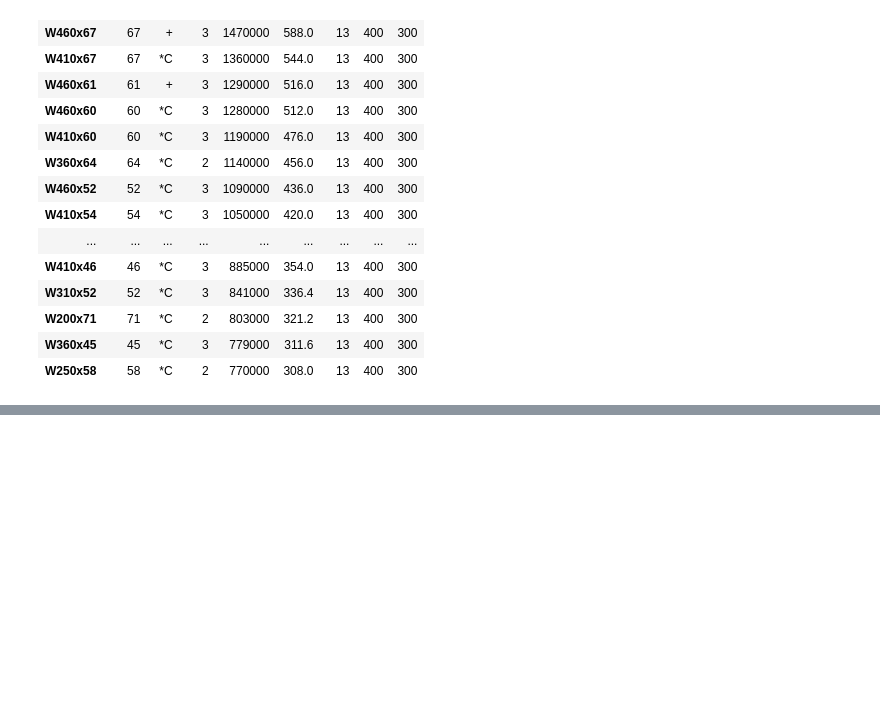
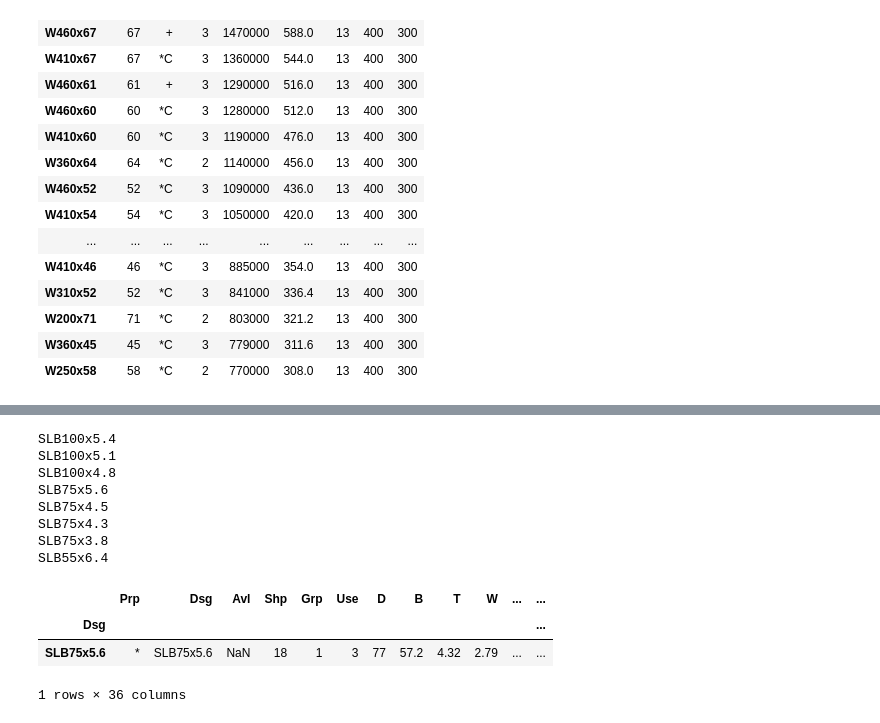
Before and after one commit to nholtz/ca-steel-design, a Jupyter notebook: lib/sst-test.ipynb, the cells around one changed output, grey strips where cells are left out. Drawn from its saved outputs; the diff is of its cells as text; code cells hidden in the pictures; blank space fills up the shorter version.

```diff
--- a/lib/sst-test.ipynb
+++ b/lib/sst-test.ipynb
@@ -86,0 +102,18 @@ s[['Mass','Avl','Use','Zx','Mp','Foo','Fy','Mf']].sort_values('Mp',ascending=Fal
+# %%
+def foo(x):
+    print x
+    return x == 'SLB75x5.6'
+slb.select(foo)
+# %% [output]
+SLB100x5.4
+SLB100x5.1
+SLB100x4.8
+SLB75x5.6
+SLB75x4.5
+SLB75x4.3
+SLB75x3.8
+SLB55x6.4
+|  | Prp | Dsg | Avl | Shp | Grp | Use | D | B | T | W | ... | ... |
+| Dsg |  |  |  |  |  |  |  |  |  |  |  | ... |
+| SLB75x5.6 | * | SLB75x5.6 | NaN | 18 | 1 | 3 | 77 | 57.2 | 4.32 | 2.79 | ... | ... |
+1 rows × 36 columns
```
Also changed, not shown: parts of 4 cells of this notebook.
